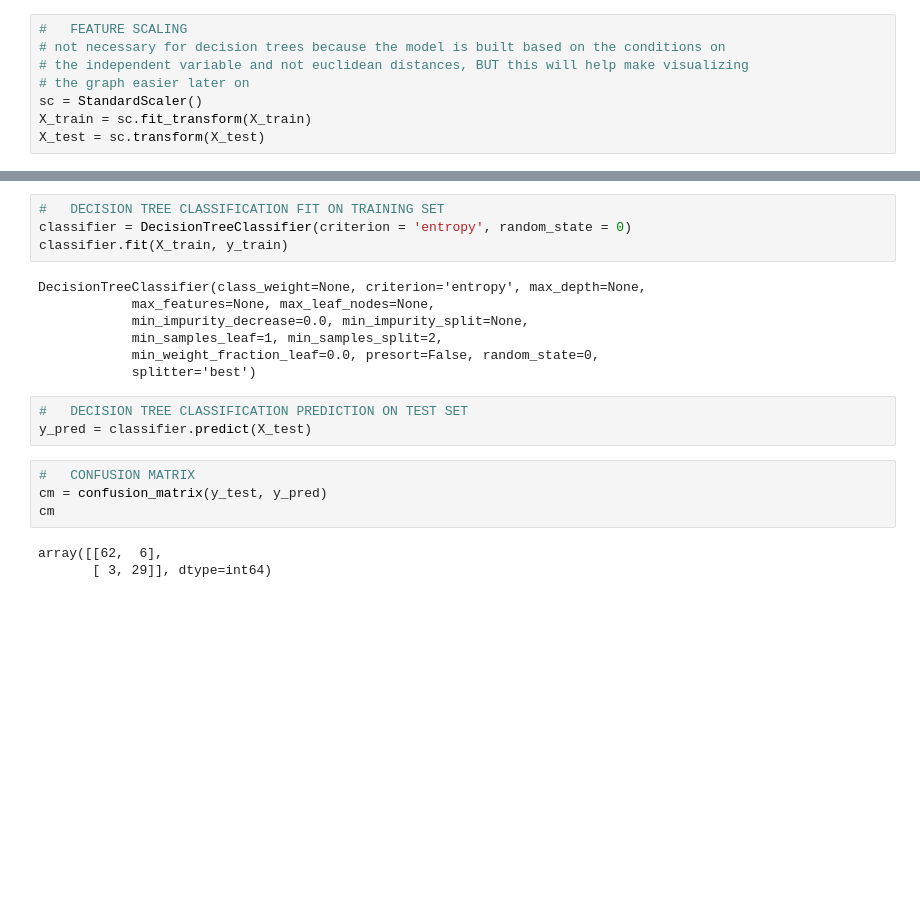
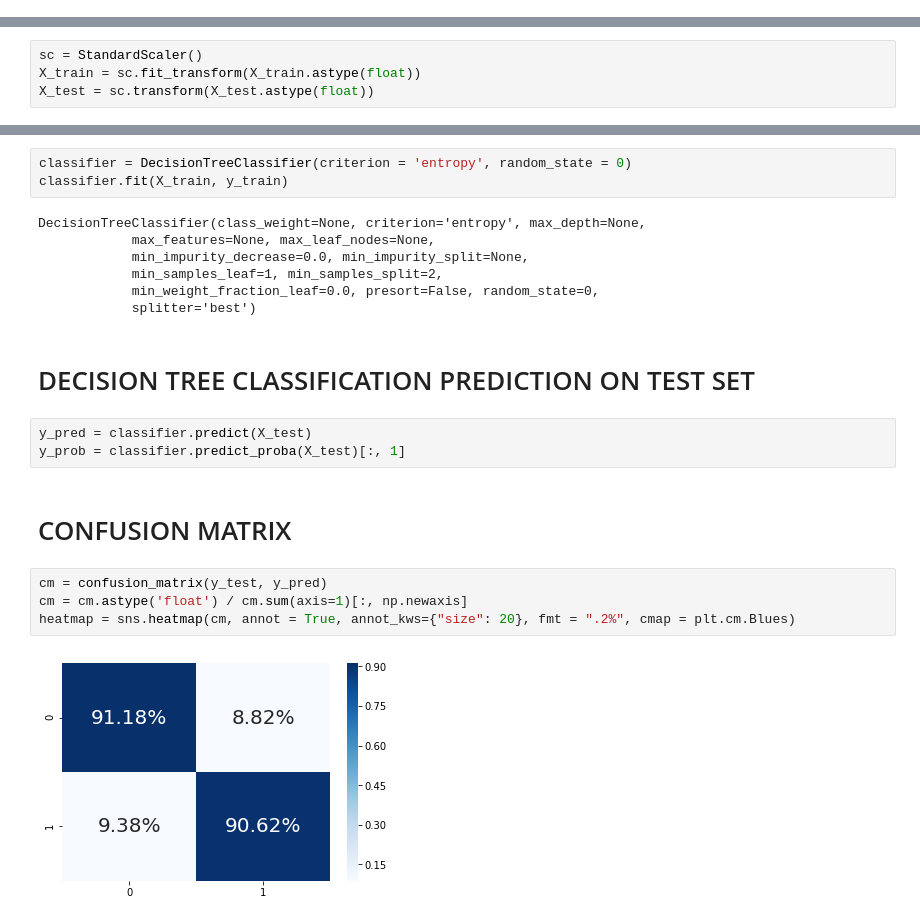
Before and after one commit to ErylKennVictorino/Python_Codes_from_Machine_Learning_A_to_Z_on_Udemy, a Jupyter notebook: 03 Classification/03.06 Decision Tree Classification.ipynb, the cells around one changed output, grey strips where cells are left out. Cells and saved outputs as stored; diff of their text form; blank space fills up the shorter version.

```diff
--- a/03 Classification/03.06 Decision Tree Classification.ipynb
+++ b/03 Classification/03.06 Decision Tree Classification.ipynb
@@ -24,9 +27 @@ y = dataset.iloc[:, 4].values
 X_train, X_test, y_train, y_test = train_test_split(X, y, test_size = 0.25, random_state = 0)
-# %%
-#   FEATURE SCALING
-# not necessary for decision trees because the model is built based on the conditions on
-# the independent variable and not euclidean distances, BUT this will help make visualizing
-# the graph easier later on
-sc = StandardScaler()
-X_train = sc.fit_transform(X_train)
-X_test = sc.transform(X_test)
@@ -32,0 +32,4 @@ X_test = sc.transform(X_test)
+# %%
+sc = StandardScaler()
+X_train = sc.fit_transform(X_train.astype(float))
+X_test = sc.transform(X_test.astype(float))
@@ -33,5 +38,4 @@ X_test = sc.transform(X_test)
 # %%
-#   DECISION TREE CLASSIFICATION FIT ON TRAINING SET
 classifier = DecisionTreeClassifier(criterion = 'entropy', random_state = 0)
 classifier.fit(X_train, y_train)
 # %% [output]
@@ -41,13 +45,16 @@ DecisionTreeClassifier(class_weight=None, criterion='entropy', max_depth=None,
             min_samples_leaf=1, min_samples_split=2,
             min_weight_fraction_leaf=0.0, presort=False, random_state=0,
             splitter='best')
-# %%
-#   DECISION TREE CLASSIFICATION PREDICTION ON TEST SET
-y_pred = classifier.predict(X_test)
-# %%
-#   CONFUSION MATRIX
-cm = confusion_matrix(y_test, y_pred)
-cm
-# %% [output]
-array([[62,  6],
-       [ 3, 29]], dtype=int64)
+# %% [markdown]
+# DECISION TREE CLASSIFICATION PREDICTION ON TEST SET
+# %%
+y_pred = classifier.predict(X_test)
+y_prob = classifier.predict_proba(X_test)[:, 1]
+# %% [markdown]
+# CONFUSION MATRIX
+# %%
+cm = confusion_matrix(y_test, y_pred)
+cm = cm.astype('float') / cm.sum(axis=1)[:, np.newaxis]
+heatmap = sns.heatmap(cm, annot = True, annot_kws={"size": 20}, fmt = ".2%", cmap = plt.cm.Blues)
+# %% [output]
+[figure, added]
```
Also changed, not shown: parts of 17 cells of this notebook, 6 other files.
